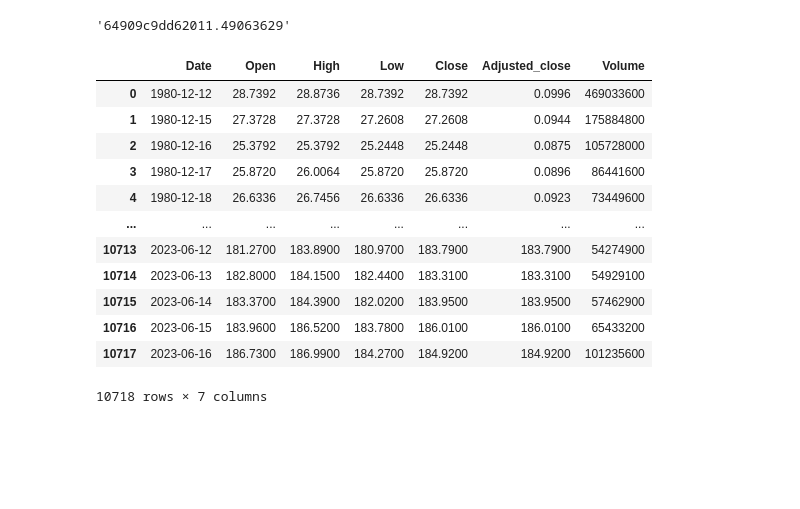
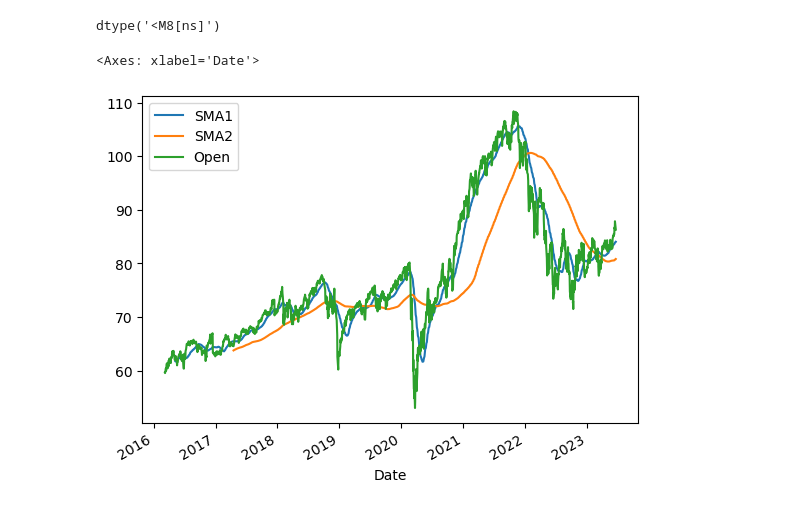
Before and after one commit to EricHayter/trading, a Jupyter notebook: EOD_collection.ipynb, the cells around one changed output. Cells and saved outputs as stored; diff of their text form; code cells hidden in the pictures; blank space fills up the shorter version.

```diff
--- a/EOD_collection.ipynb
+++ b/EOD_collection.ipynb
@@ -5,28 +7,20 @@ import pandas as pd
 # %%
-config = configparser.ConfigParser()
-config.read('config.cfg')
-API_KEY = config['API_KEY']['API_KEY']
-API_KEY
+con = sqlite3.connect('stock-data.db')
+cur = con.cursor()
-# %% [output]
-'64909c9dd62011.49063629'
 # %%
-req = requests.get(f'https://eodhistoricaldata.com/api/eod/AAPL.US?api_token={API_KEY}')
+XST_data = cur.execute("""SELECT * FROM stock_data WHERE ticker='SHE'""")
+d = cur.fetchall()
+headers, XST_data = d[0], d[1:]
+data = pd.DataFrame.from_records(XST_data, columns=headers)
+data.Date = pd.to_datetime(data.Date)
+data.set_index(data.Date)
+data.Date.dtype
+# %% [output]
+dtype('<M8[ns]')
 # %%
-with open('AAPL.csv', 'w') as file:
-    file.write(req.text)
+data['SMA1'] = data.Open.rolling(42).mean()
+data['SMA2'] = data.Open.rolling(252).mean()
+data.plot.line(x='Date',y=['SMA1','SMA2','Open'])
+# %% [output]
+<Axes: xlabel='Date'>
+[figure, added]
-# %%
-pd.read_csv('AAPL.csv')
-# %% [output]
-|  | Date | Open | High | Low | Close | Adjusted_close | Volume |
-| 0 | 1980-12-12 | 28.7392 | 28.8736 | 28.7392 | 28.7392 | 0.0996 | 469033600 |
-| 1 | 1980-12-15 | 27.3728 | 27.3728 | 27.2608 | 27.2608 | 0.0944 | 175884800 |
-| 2 | 1980-12-16 | 25.3792 | 25.3792 | 25.2448 | 25.2448 | 0.0875 | 105728000 |
-| 3 | 1980-12-17 | 25.8720 | 26.0064 | 25.8720 | 25.8720 | 0.0896 | 86441600 |
-| 4 | 1980-12-18 | 26.6336 | 26.7456 | 26.6336 | 26.6336 | 0.0923 | 73449600 |
-| ... | ... | ... | ... | ... | ... | ... | ... |
-| 10713 | 2023-06-12 | 181.2700 | 183.8900 | 180.9700 | 183.7900 | 183.7900 | 54274900 |
-| 10714 | 2023-06-13 | 182.8000 | 184.1500 | 182.4400 | 183.3100 | 183.3100 | 54929100 |
-| 10715 | 2023-06-14 | 183.3700 | 184.3900 | 182.0200 | 183.9500 | 183.9500 | 57462900 |
-| 10716 | 2023-06-15 | 183.9600 | 186.5200 | 183.7800 | 186.0100 | 186.0100 | 65433200 |
-| 10717 | 2023-06-16 | 186.7300 | 186.9900 | 184.2700 | 184.9200 | 184.9200 | 101235600 |
-10718 rows × 7 columns
```
Also changed, not shown: parts of 1 cell of this notebook, 10 other files.
